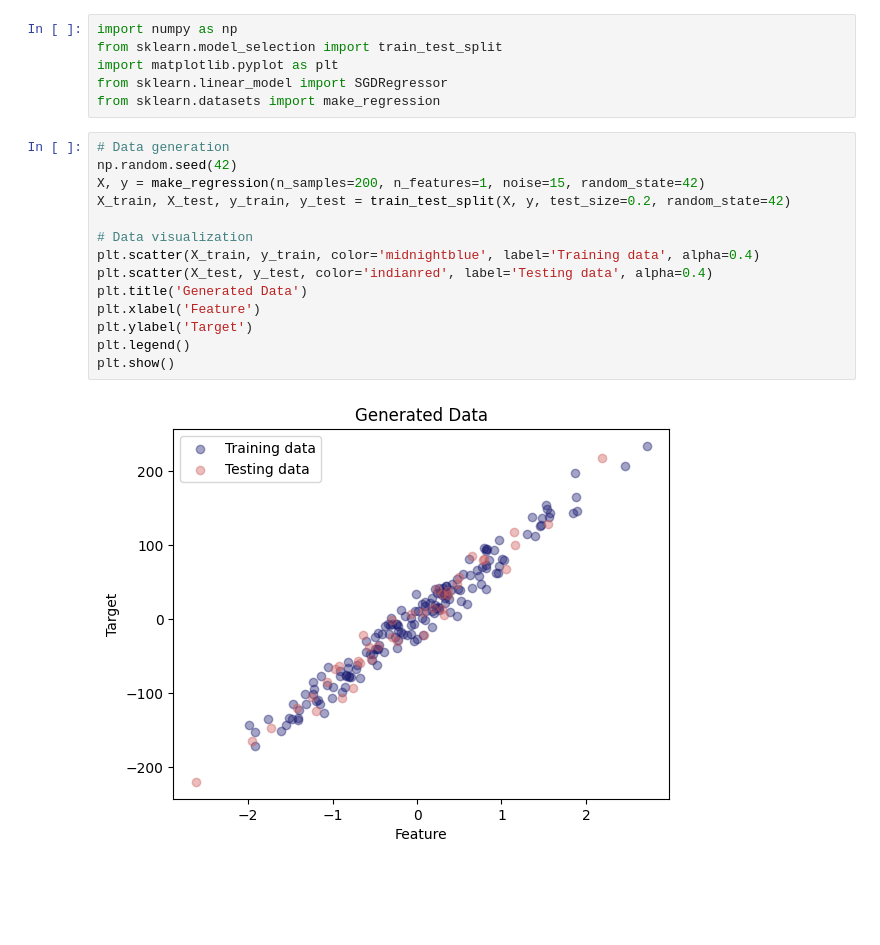
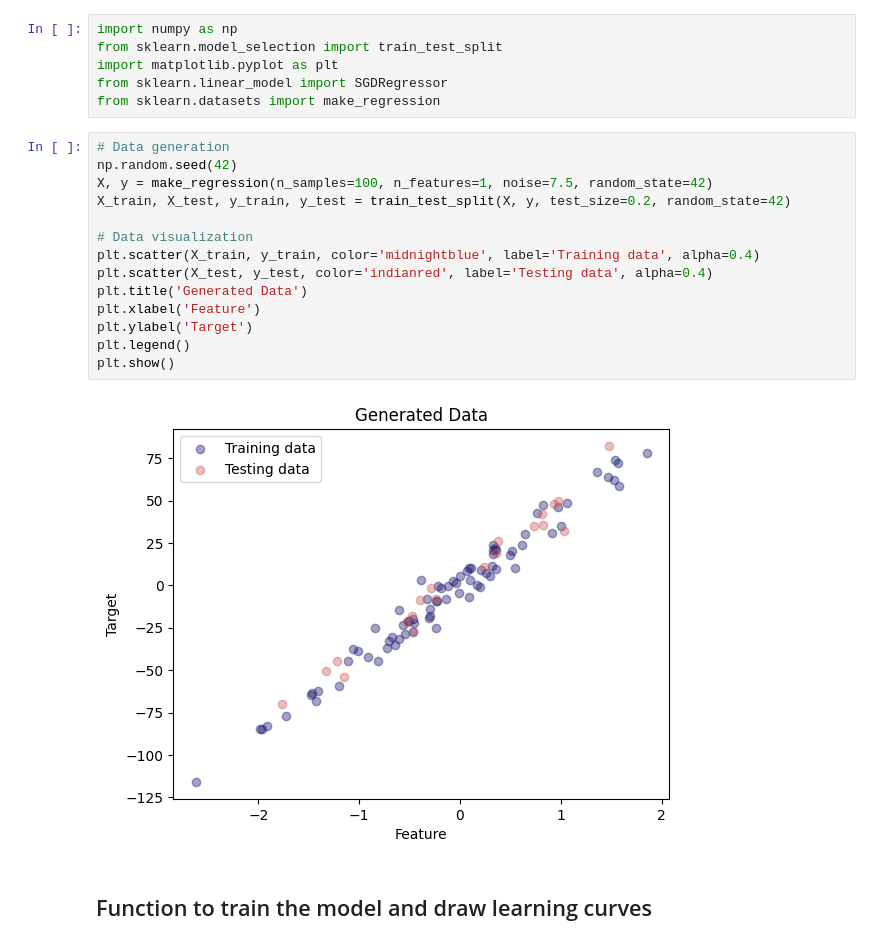
Before and after one commit to cruchau/machine_learning, a Jupyter notebook: linear_model/regression/04_learning_curves.ipynb, the cells around one changed output. Drawn from its saved outputs; the diff is of its cells as text; blank space fills up the shorter version.

```diff
--- a/linear_model/regression/04_learning_curves.ipynb
+++ b/linear_model/regression/04_learning_curves.ipynb
@@ -13,16 +13,18 @@ from sklearn.datasets import make_regression
 # %%
 # Data generation
 np.random.seed(42)
-X, y = make_regression(n_samples=200, n_features=1, noise=15, random_state=42)
+X, y = make_regression(n_samples=100, n_features=1, noise=7.5, random_state=42)
 X_train, X_test, y_train, y_test = train_test_split(X, y, test_size=0.2, random_state=42)
 
 # Data visualization
 plt.scatter(X_train, y_train, color='midnightblue', label='Training data', alpha=0.4)
 plt.scatter(X_test, y_test, color='indianred', label='Testing data', alpha=0.4)
 plt.title('Generated Data')
 plt.xlabel('Feature')
 plt.ylabel('Target')
 plt.legend()
 plt.show()
 # %% [output]
-[figure, old version]
+[figure, new version]
+# %% [markdown]
+## Function to train the model and draw learning curves
```
Also changed, not shown: parts of 14 cells of this notebook.
